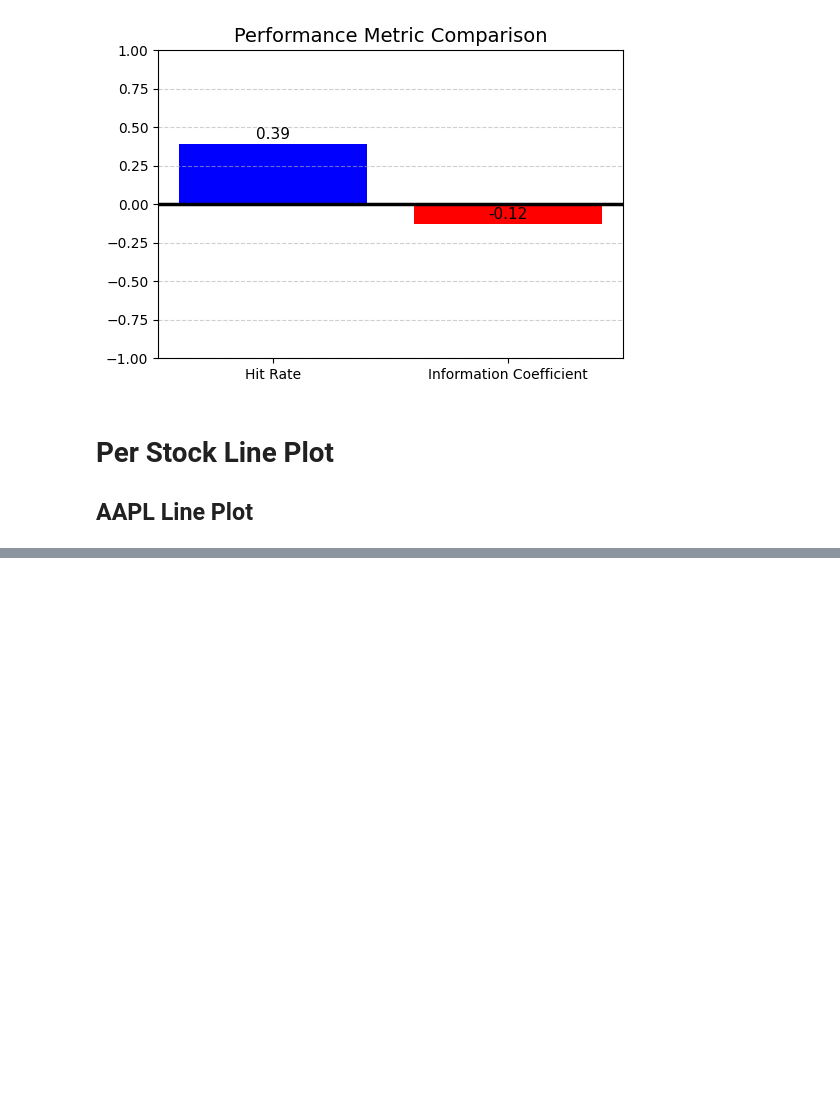
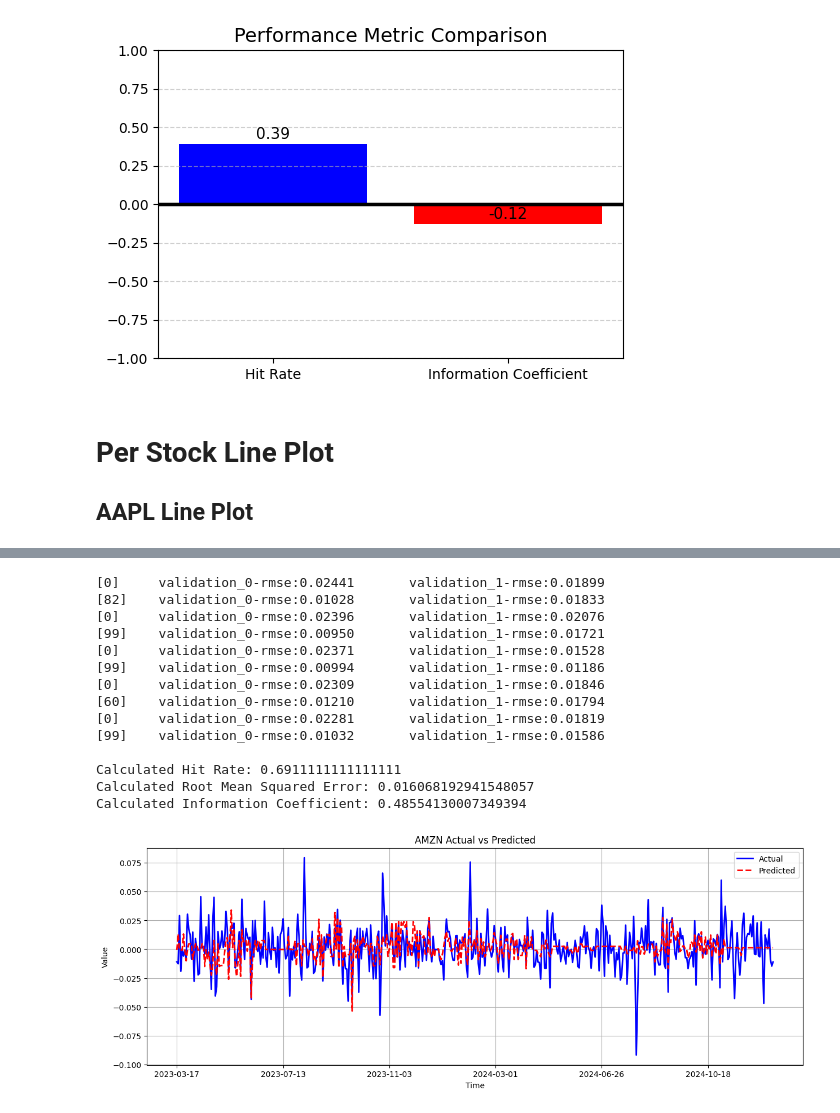
Before and after one commit to ngocbaotu/stock_prediction, a Jupyter notebook: experiment/07-Evaluation.ipynb, the cells around one changed output, grey strips where cells are left out. Drawn from its saved outputs; the diff is of its cells as text; code cells hidden in the pictures; blank space fills up the shorter version.

```diff
--- a/experiment/07-Evaluation.ipynb
+++ b/experiment/07-Evaluation.ipynb
@@ -391,0 +479,18 @@ Calculated Information Coefficient: 0.36104332454633603
+# %%
+singleStockMetrics("AMZN")
+# %% [output]
+[0]     validation_0-rmse:0.02441       validation_1-rmse:0.01899
+[82]    validation_0-rmse:0.01028       validation_1-rmse:0.01833
+[0]     validation_0-rmse:0.02396       validation_1-rmse:0.02076
+[99]    validation_0-rmse:0.00950       validation_1-rmse:0.01721
+[0]     validation_0-rmse:0.02371       validation_1-rmse:0.01528
+[99]    validation_0-rmse:0.00994       validation_1-rmse:0.01186
+[0]     validation_0-rmse:0.02309       validation_1-rmse:0.01846
+[60]    validation_0-rmse:0.01210       validation_1-rmse:0.01794
+[0]     validation_0-rmse:0.02281       validation_1-rmse:0.01819
+[99]    validation_0-rmse:0.01032       validation_1-rmse:0.01586
+
+Calculated Hit Rate: 0.6911111111111111
+Calculated Root Mean Squared Error: 0.016068192941548057
+Calculated Information Coefficient: 0.48554130007349394
+[figure, added]
```
Also changed, not shown: parts of 9 cells of this notebook.
